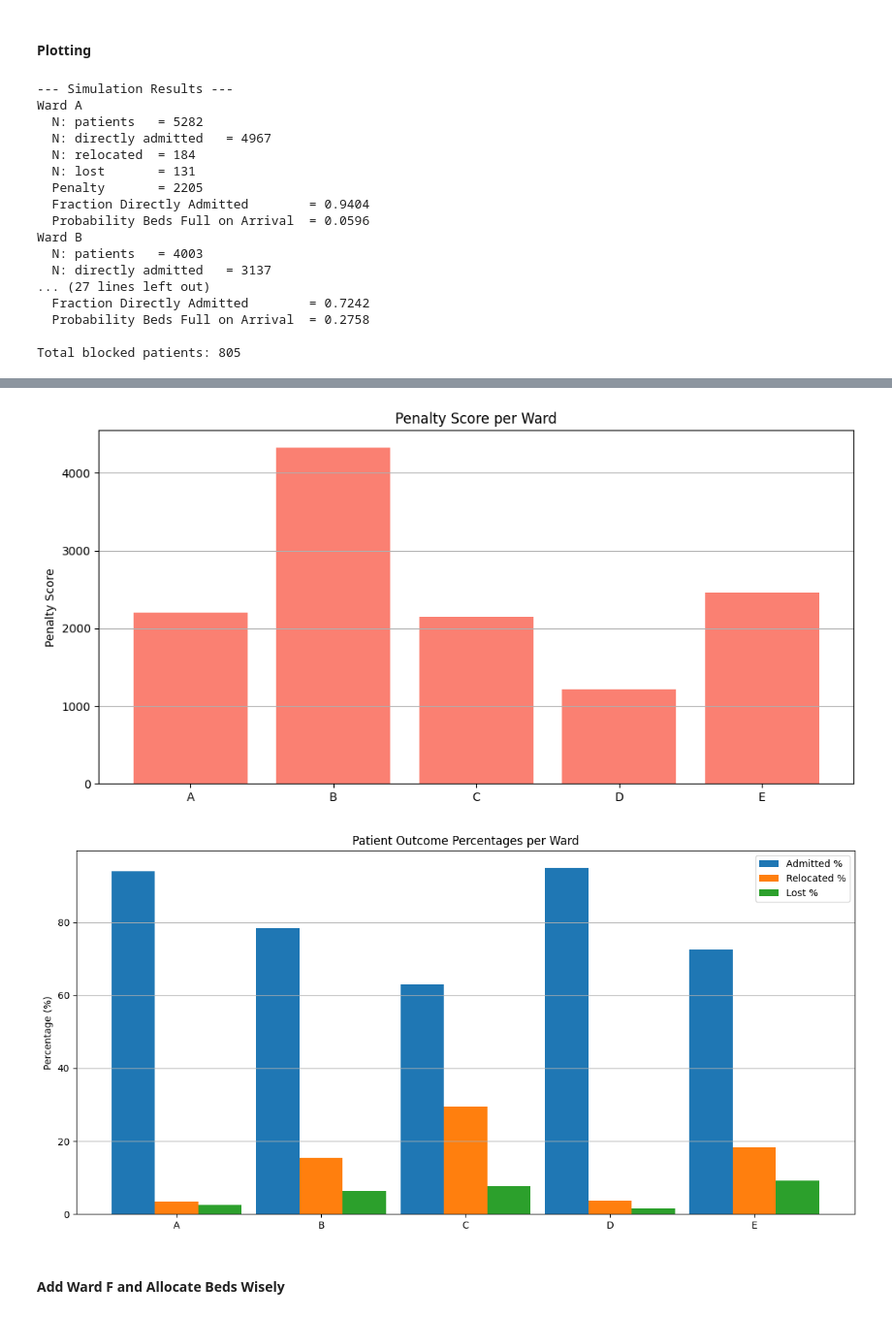
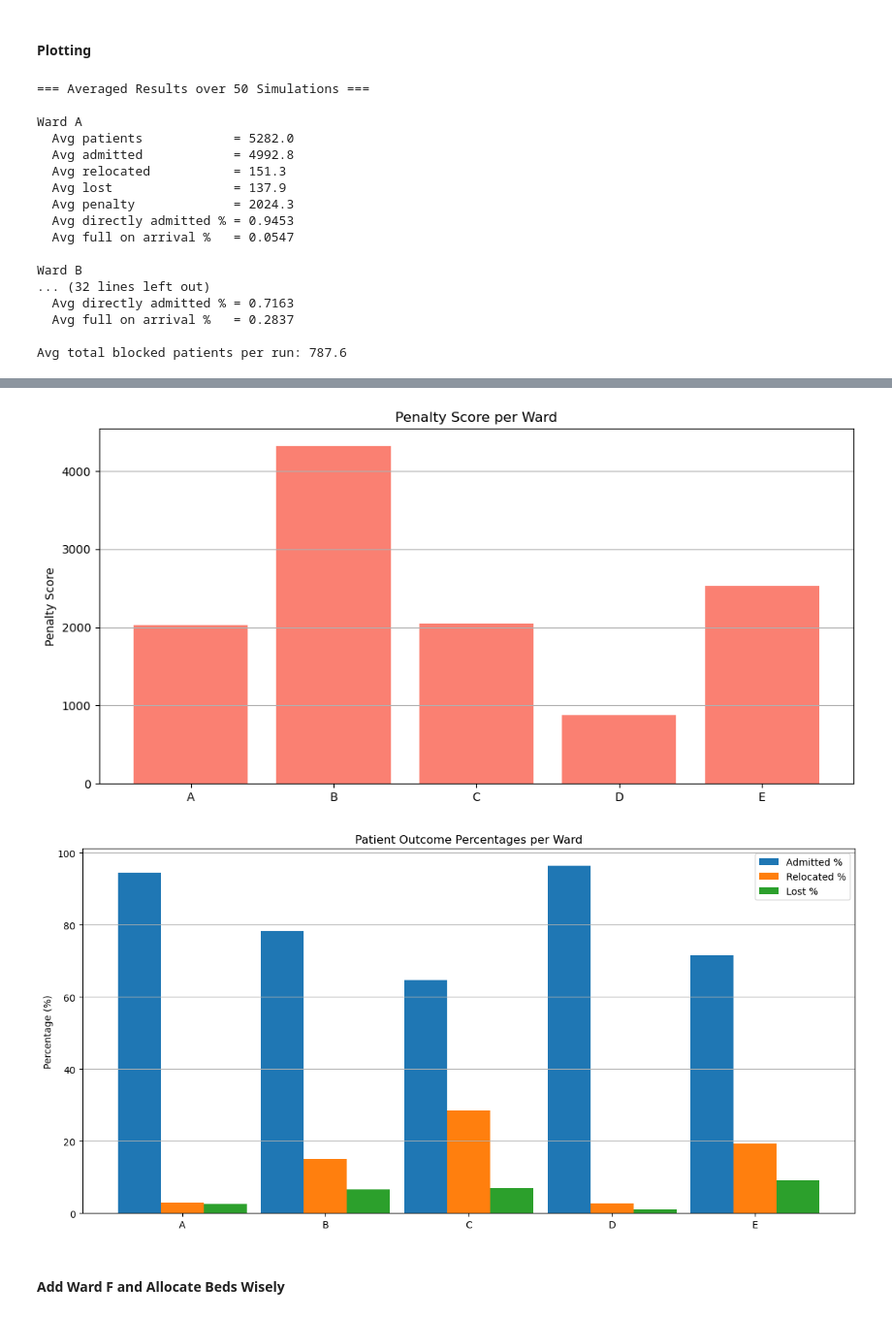
Before and after one commit to manufer20/stochastic-simulation, a Jupyter notebook: project 2/Project 2 LindaJawhara with Burn-in.ipynb, the cells around one changed output, grey strips where cells are left out. Shown at 97% size. Saved outputs shown, nothing was run; the diff lists cells and outputs as text; code cells hidden in the pictures.

Commit message:
Average over 50 simulations

```diff
--- a/project 2/Project 2 LindaJawhara with Burn-in.ipynb
+++ b/project 2/Project 2 LindaJawhara with Burn-in.ipynb
@@ -456,29 +515,29 @@ def plot_penalties(penalties):
     plt.show()
 
 # Run the simulation (returns 6 values)
-pt, pa, pr, pl, pen, block = simulate_hospital_flow(days=395, burnin=30)
+pt, pa, pr, pl, pen = run_multiple_simulations(50)
 
-# Plot results
+#Plot the results
 plot_pie_total_patients(pt)
 plot_patient_flow(pt, pa, pr, pl)
 plot_penalties(pen)
 plot_outcome_percentages(pt, pa, pr, pl)
 # %% [output]
---- Simulation Results ---
+=== Averaged Results over 50 Simulations ===
+
 Ward A
-  N: patients   = 5282
-  N: directly admitted   = 4967
-  N: relocated  = 184
-  N: lost       = 131
-  Penalty       = 2205
-  Fraction Directly Admitted        = 0.9404
-  Probability Beds Full on Arrival  = 0.0596
+  Avg patients            = 5282.0
+  Avg admitted            = 4992.8
+  Avg relocated           = 151.3
+  Avg lost                = 137.9
+  Avg penalty             = 2024.3
+  Avg directly admitted % = 0.9453
+  Avg full on arrival %   = 0.0547
+
 Ward B
-  N: patients   = 4003
-  N: directly admitted   = 3137
-... (27 lines left out)
-  Fraction Directly Admitted        = 0.7242
-  Probability Beds Full on Arrival  = 0.2758
+... (32 lines left out)
+  Avg directly admitted % = 0.7163
+  Avg full on arrival %   = 0.2837
 
-Total blocked patients: 805
+Avg total blocked patients per run: 787.6
 [figure]
@@ -486,5 +545,5 @@ Total blocked patients: 805
-[figure, old version]
+[figure, new version]
-[figure, old version]
+[figure, new version]
 # %% [markdown]
 #### Add Ward F and Allocate Beds Wisely
 # %% [markdown]
```
Also changed, not shown: parts of 6 cells of this notebook.
